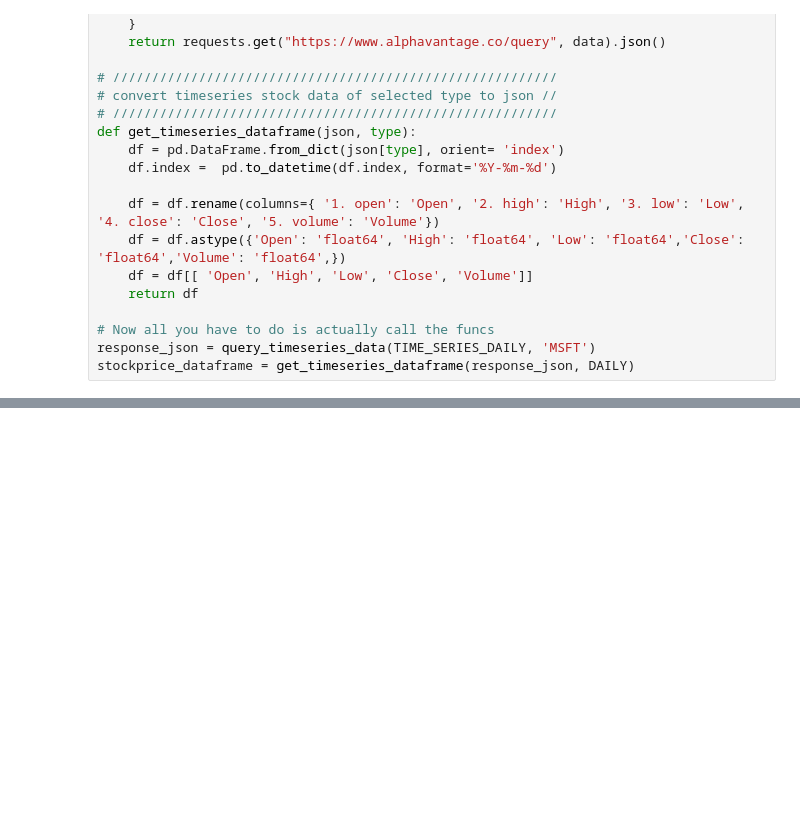
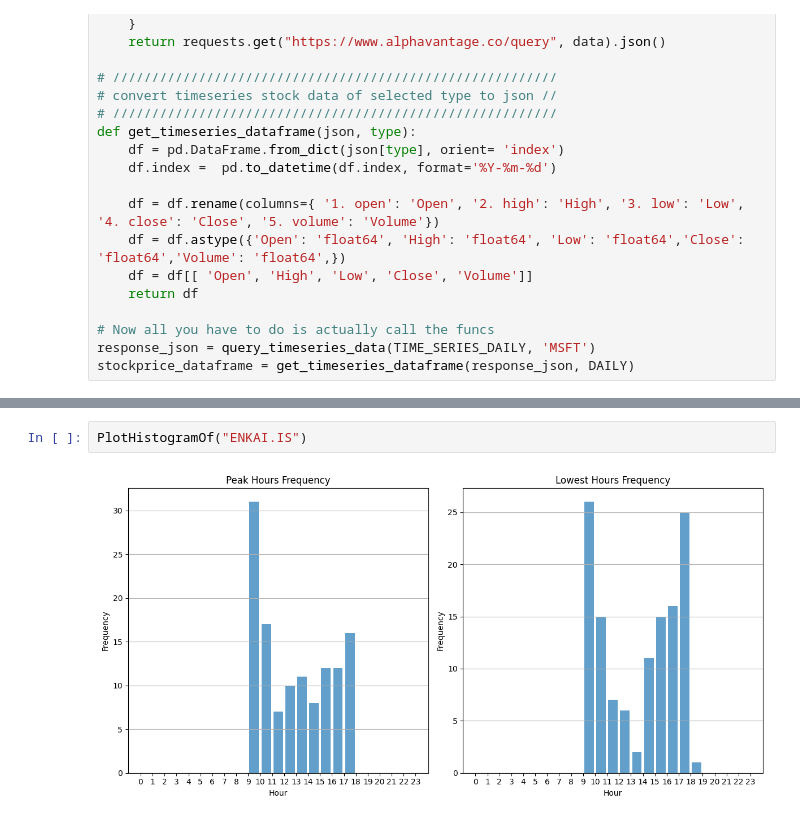
Before and after one commit to MarkovMarkowitz/MarkovMarkowitz, a Jupyter notebook: ON4_RapidAPI_YFinanceJSON_Read_Hourly_Data_v2.ipynb, the cells around one changed output, grey strips where cells are left out. Saved outputs shown, nothing was run; the diff lists cells and outputs as text; blank space fills up the shorter version.

```diff
--- a/ON4_RapidAPI_YFinanceJSON_Read_Hourly_Data_v2.ipynb
+++ b/ON4_RapidAPI_YFinanceJSON_Read_Hourly_Data_v2.ipynb
@@ -265,0 +409,4 @@ stockprice_dataframe = get_timeseries_dataframe(response_json, DAILY)
+# %%
+PlotHistogramOf("ENKAI.IS")
+# %% [output]
+[figure, added]
```
Also changed, not shown: parts of 7 cells of this notebook.
